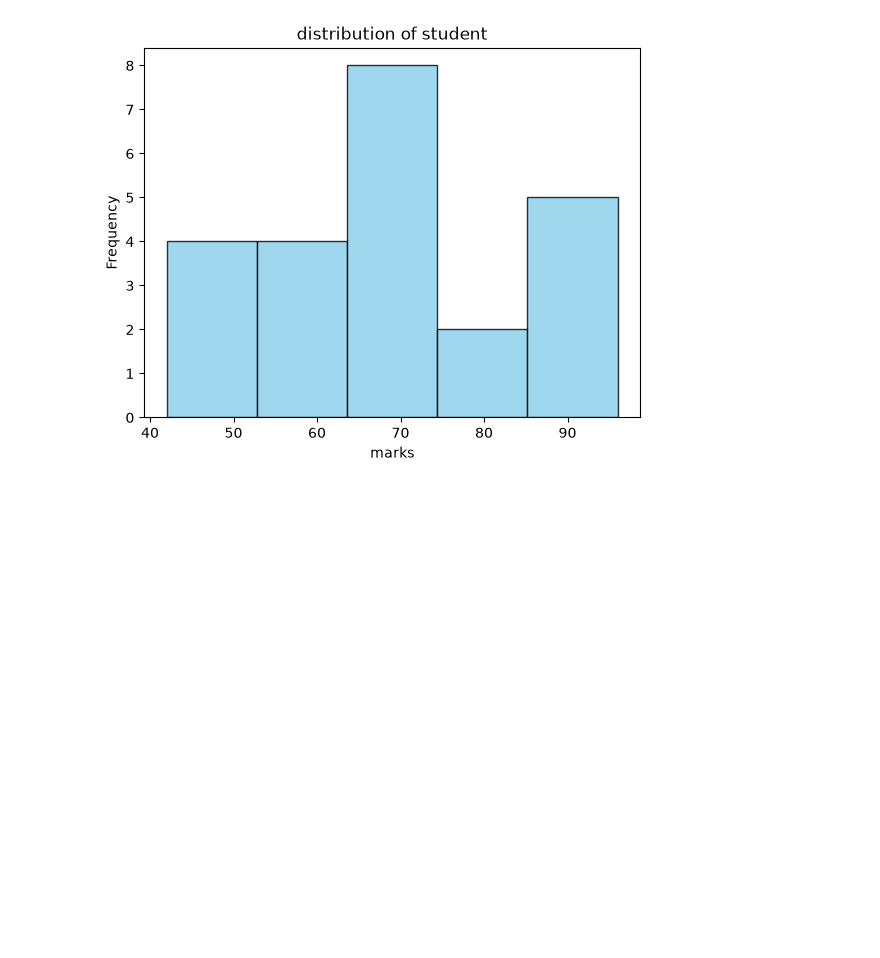
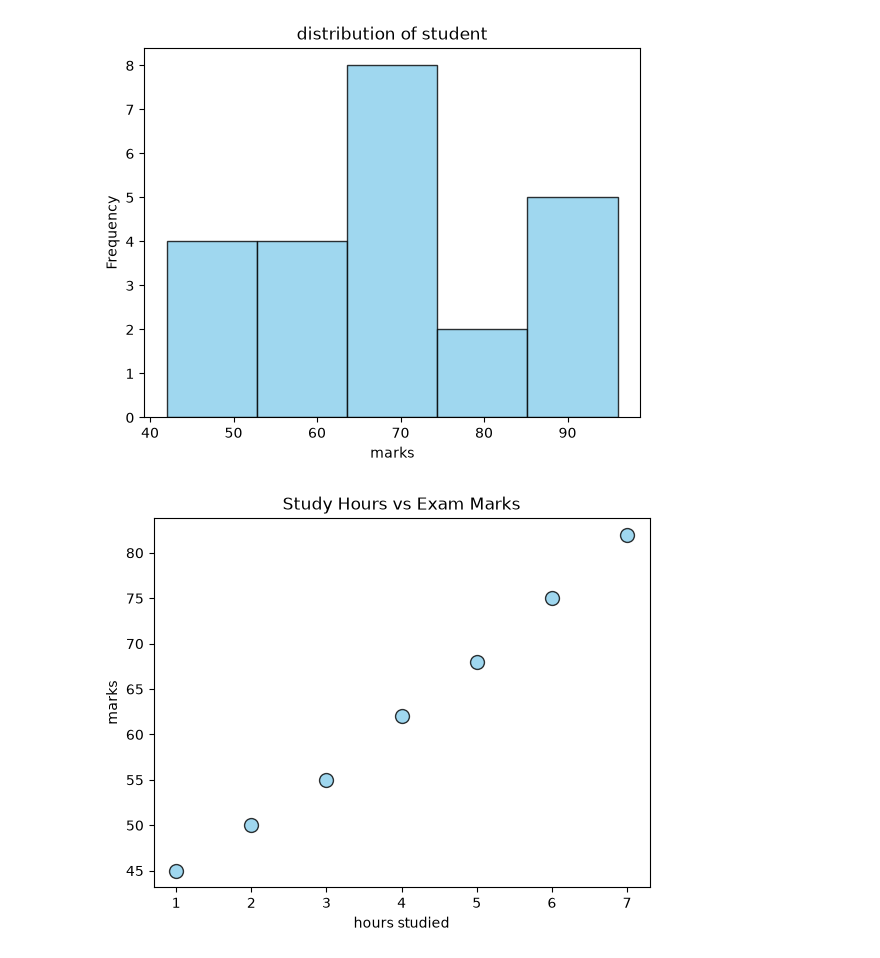
Before and after one commit to Aarati123456/python-data-science, a Jupyter notebook: pandas.ipynb, the cells around one changed output. Cells and saved outputs as stored; diff of their text form; code cells hidden in the pictures; blank space fills up the shorter version.

Commit message:
Study hours vs exam marks scatter plot

```diff
--- a/pandas.ipynb
+++ b/pandas.ipynb
@@ -213,0 +218,21 @@ plt.show()
+# %%
+hours = [1, 2, 3, 4, 5, 6, 7]
+marks = [45, 50, 55, 62, 68, 75, 82]
+
+plt.scatter(
+    hours,
+    marks,
+    s=100,
+    color="skyblue",
+    edgecolors="black",
+    alpha=0.8,
+    marker="o"
+)
+
+plt.xlabel("hours studied")
+plt.ylabel("marks")
+plt.title("Study Hours vs Exam Marks")
+
+plt.show()
+# %% [output]
+[figure, added]
```
Also changed, not shown: parts of 2 cells of this notebook.
